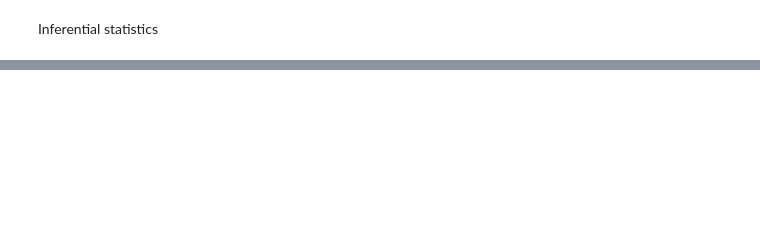
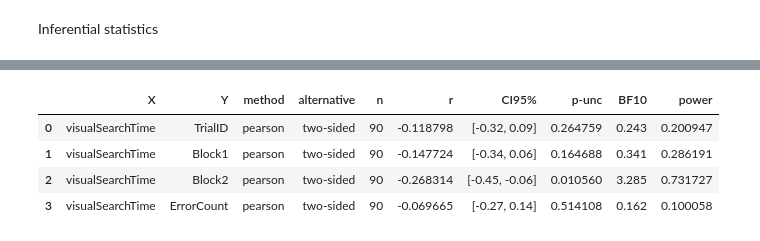
Before and after one commit to Compaagnie/ExperimentalDesign, a Jupyter notebook: Statistical_Analisys.ipynb, the cells around one changed output, grey strips where cells are left out. Saved outputs shown, nothing was run; the diff lists cells and outputs as text; code cells hidden in the pictures; blank space fills up the shorter version.

```diff
--- a/Statistical_Analisys.ipynb
+++ b/Statistical_Analisys.ipynb
@@ -199,0 +217,9 @@ correlation_table
+# %%
+correlation_table2 = pg.pairwise_corr(shadowData, columns=['OC','visualSearchTime'])
+correlation_table2
+# %% [output]
+|  | X | Y | method | alternative | n | r | CI95% | p-unc | BF10 | power |
+| 0 | visualSearchTime | TrialID | pearson | two-sided | 90 | -0.118798 | [-0.32, 0.09] | 0.264759 | 0.243 | 0.200947 |
+| 1 | visualSearchTime | Block1 | pearson | two-sided | 90 | -0.147724 | [-0.34, 0.06] | 0.164688 | 0.341 | 0.286191 |
+| 2 | visualSearchTime | Block2 | pearson | two-sided | 90 | -0.268314 | [-0.45, -0.06] | 0.010560 | 3.285 | 0.731727 |
+| 3 | visualSearchTime | ErrorCount | pearson | two-sided | 90 | -0.069665 | [-0.27, 0.14] | 0.514108 | 0.162 | 0.100058 |
```
Also changed, not shown: parts of 7 cells of this notebook.
